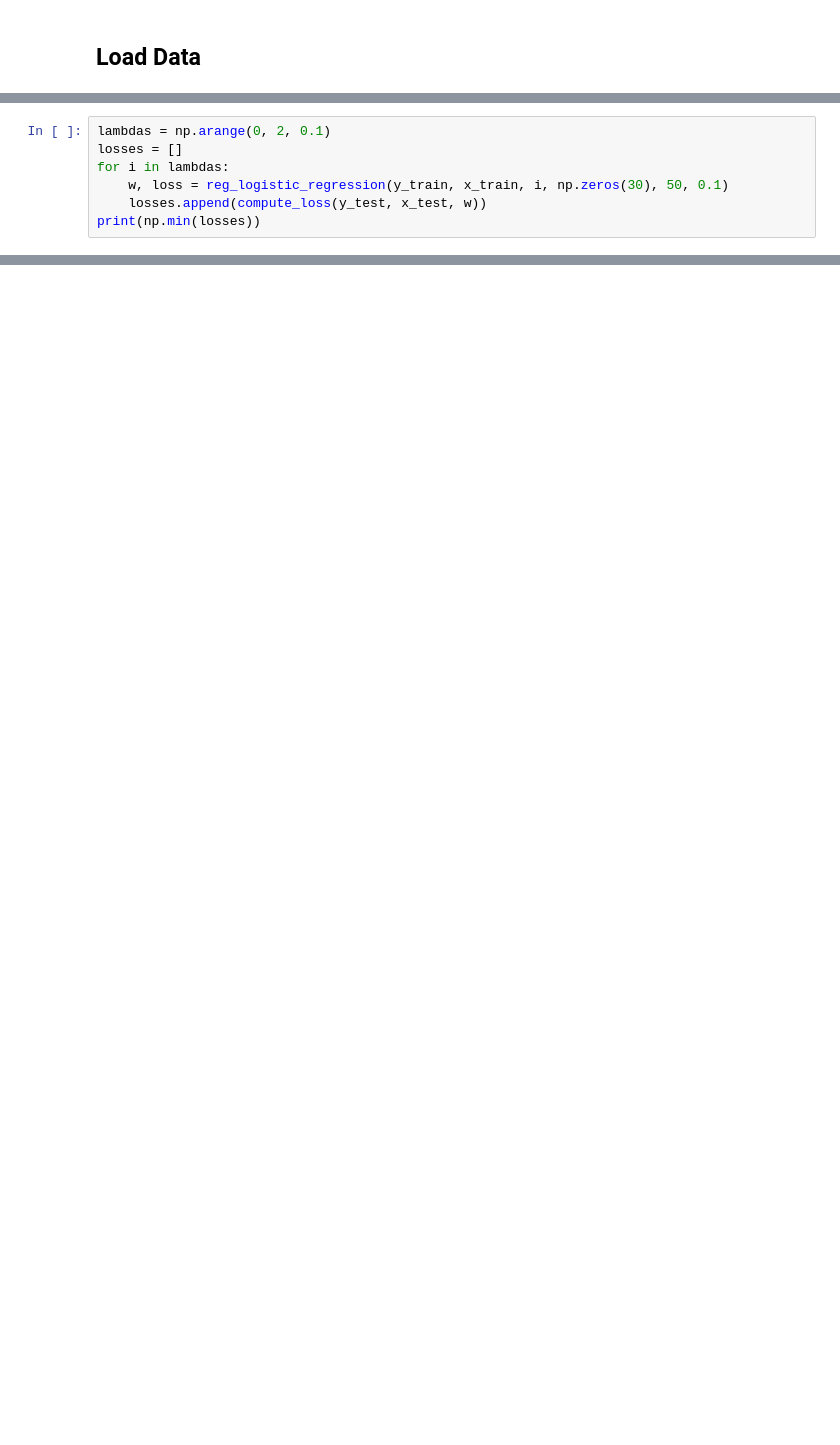
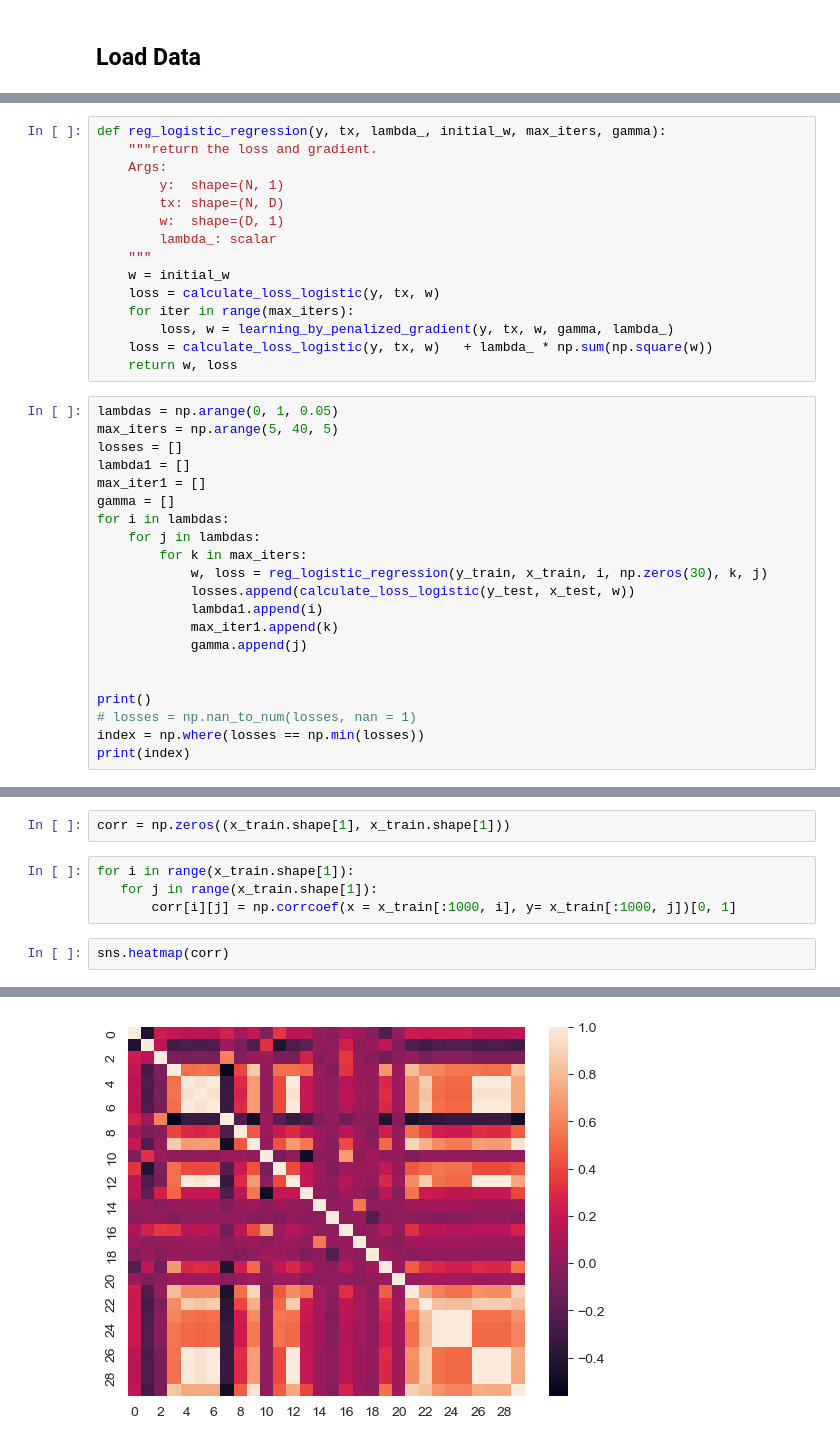
Before and after one commit to dariayakovchuk/ML_Higgs, a Jupyter notebook: higgs.ipynb, the cells around one changed output, grey strips where cells are left out. Cells and saved outputs as stored; diff of their text form; blank space fills up the shorter version.

Commit message:
look through train test losses

```diff
--- a/higgs.ipynb
+++ b/higgs.ipynb
@@ -40,8 +79,37 @@ print(np.min(losses))
+# %%
+def reg_logistic_regression(y, tx, lambda_, initial_w, max_iters, gamma):
+    """return the loss and gradient.
+    Args:
+        y:  shape=(N, 1)
+        tx: shape=(N, D)
+        w:  shape=(D, 1)
+        lambda_: scalar
+    """
+    w = initial_w
+    loss = calculate_loss_logistic(y, tx, w)
+    for iter in range(max_iters):
+        loss, w = learning_by_penalized_gradient(y, tx, w, gamma, lambda_)
+    loss = calculate_loss_logistic(y, tx, w)   + lambda_ * np.sum(np.square(w))
+    return w, loss
 # %%
-lambdas = np.arange(0, 2, 0.1)
+lambdas = np.arange(0, 1, 0.05)
+max_iters = np.arange(5, 40, 5)
 losses = []
+lambda1 = []
+max_iter1 = []
+gamma = []
 for i in lambdas:
-    w, loss = reg_logistic_regression(y_train, x_train, i, np.zeros(30), 50, 0.1)
-    losses.append(compute_loss(y_test, x_test, w))
-print(np.min(losses))
+    for j in lambdas:
+        for k in max_iters:
+            w, loss = reg_logistic_regression(y_train, x_train, i, np.zeros(30), k, j)
+            losses.append(calculate_loss_logistic(y_test, x_test, w))
+            lambda1.append(i)
+            max_iter1.append(k)
+            gamma.append(j)
+
+
+print()
+# losses = np.nan_to_num(losses, nan = 1)
+index = np.where(losses == np.min(losses))
+print(index)
 # %% [output]
@@ -48,0 +122,9 @@ print(np.min(losses))
+# %%
+corr = np.zeros((x_train.shape[1], x_train.shape[1]))
+# %%
+for i in range(x_train.shape[1]):
+   for j in range(x_train.shape[1]):
+       corr[i][j] = np.corrcoef(x = x_train[:1000, i], y= x_train[:1000, j])[0, 1]
+# %%
+sns.heatmap(corr)
+# %% [output]
@@ -48,0 +132 @@ print(np.min(losses))
+[figure, added]
```
Also changed, not shown: parts of 13 cells of this notebook, 1 other file.
